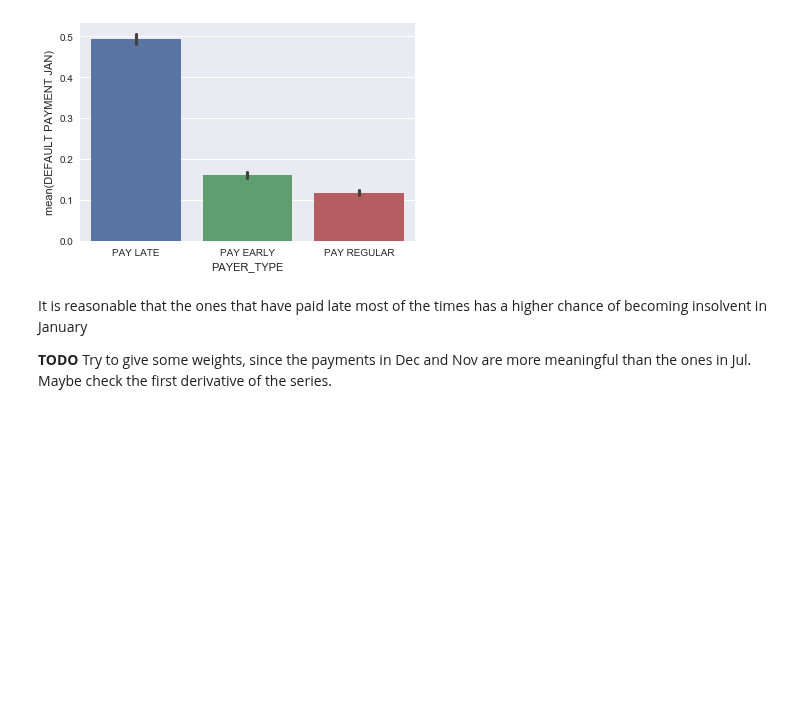
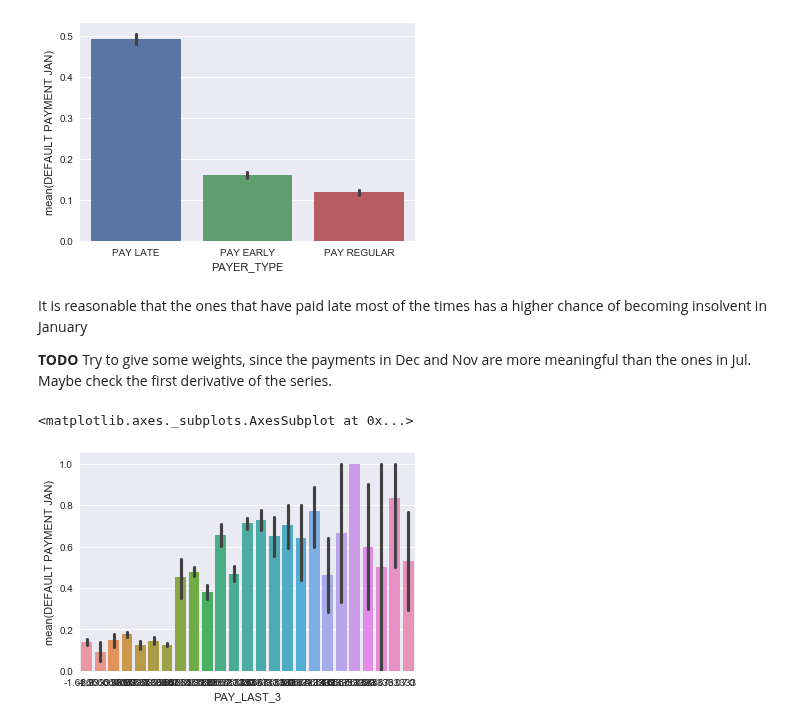
Before and after one commit to pietrodimarco91/Machine-Learning-Project-Loan-Default-Prediction, a Jupyter notebook: DataExploration.ipynb, the cells around one changed output. Saved outputs shown, nothing was run; the diff lists cells and outputs as text; code cells hidden in the pictures; blank space fills up the shorter version.

```diff
--- a/DataExploration.ipynb
+++ b/DataExploration.ipynb
@@ -303,3 +303,28 @@ sns.barplot(y = 'DEFAULT PAYMENT JAN', x = 'PAYER_TYPE', data = train)
 It is reasonable that the ones that have paid late most of the times has a higher chance of becoming insolvent in January
 
 **TODO** Try to give some weights, since the payments in Dec and Nov are more meaningful than the ones in Jul. Maybe check the first derivative of the series.
+# %%
+def avg_payments(columns):
+    def ret(x):
+        retval = 0
+        for c in columns:
+            retval += x[c]
+        return retval / len(columns)
+    return ret
+
+def aggregate_last_payments(x):
+    #return (x['PAY_DEC'] + x['PAY_OCT'] + x['PAY_NOV'])/3
+    return avg_payments(['PAY_DEC', 'PAY_OCT', 'PAY_NOV'])
+def aggregate_first_payments(x):
+    return (x['PAY_JUL'] + x['PAY_AUG'] + x['PAY_SEP'])/3
+def aggregate_avg_payments(x):
+    return (x['PAY_JUL'] + x['PAY_AUG'] + x['PAY_SEP'] + x['PAY_DEC'] + x['PAY_OCT'] + x['PAY_NOV'])/6
+
+train['PAY_LAST_3'] = train.apply(avg_payments(['PAY_DEC', 'PAY_OCT', 'PAY_NOV']), axis=1)
+train['PAY_FIRST_3'] = train.apply(avg_payments(['PAY_JUL', 'PAY_AUG', 'PAY_SEP']), axis=1)
+train['PAY_AVG'] = train.apply(avg_payments(['PAY_JUL', 'PAY_AUG', 'PAY_SEP', 'PAY_OCT', 'PAY_NOV', 'PAY_DEC']), axis=1)
+# %%
+sns.barplot(y = 'DEFAULT PAYMENT JAN', x = 'PAY_LAST_3', data=train)
+# %% [output]
+<matplotlib.axes._subplots.AxesSubplot at 0x...>
+[figure, added]
```
Also changed, not shown: parts of 58 cells of this notebook.
